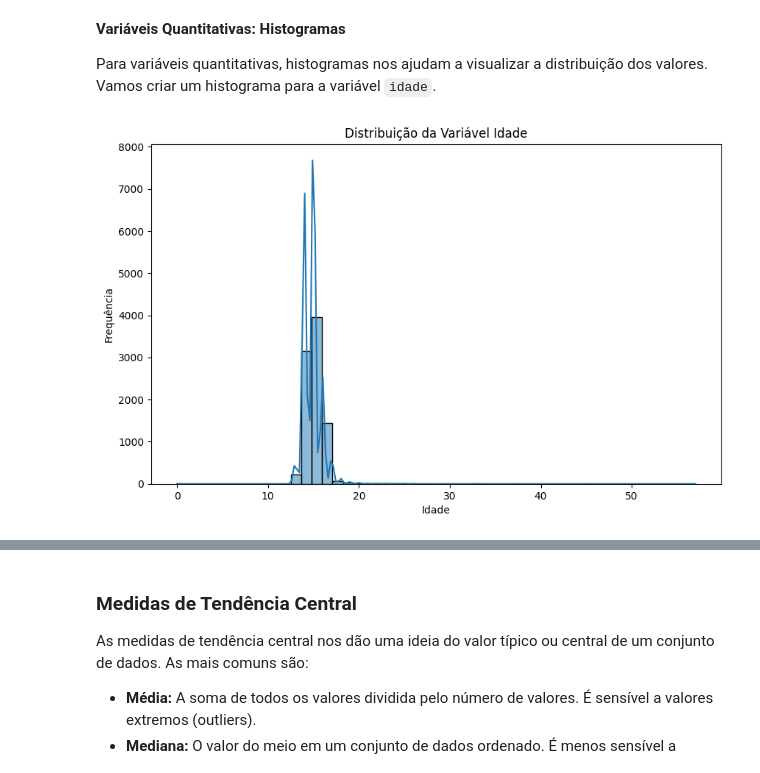
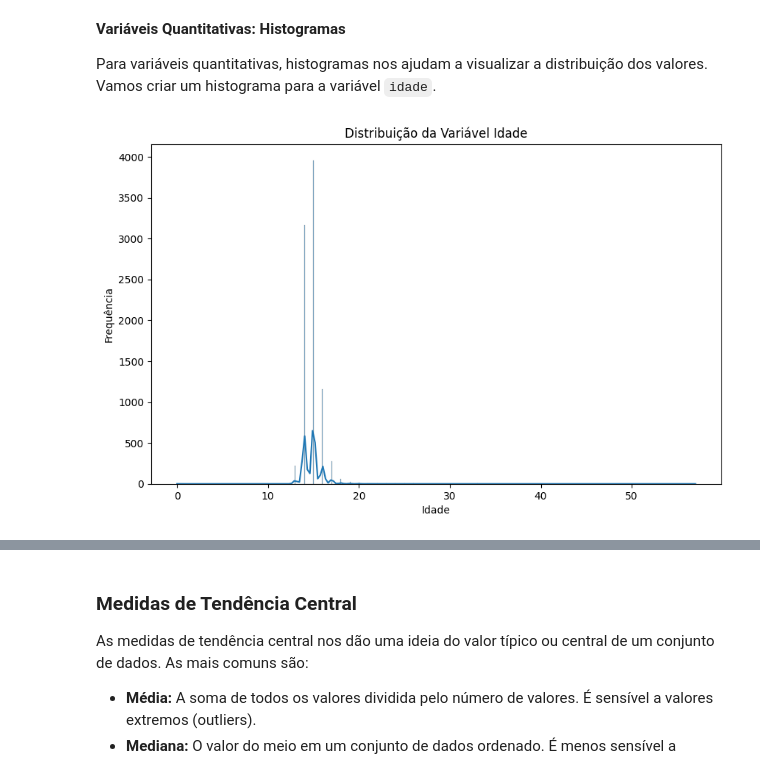
Before and after one commit to tmedeirosb/tsi-ad-2025, a Jupyter notebook: MODULO_03.ipynb, the cells around one changed output, grey strips where cells are left out. Saved outputs shown, nothing was run; the diff lists cells and outputs as text; code cells hidden in the pictures.

Commit message:
atualizacao do histogram

```diff
--- a/MODULO_03.ipynb
+++ b/MODULO_03.ipynb
@@ -124,10 +124,10 @@ plt.show()
 Para variáveis quantitativas, histogramas nos ajudam a visualizar a distribuição dos valores. Vamos criar um histograma para a variável `idade`.
 # %%
 plt.figure(figsize=(10, 6))
-sns.histplot(data=df, x='idade', kde=True, bins=50)
+sns.histplot(data=df, x='idade', kde=True)
 plt.title('Distribuição da Variável Idade')
 plt.xlabel('Idade')
 plt.ylabel('Frequência')
 plt.show()
 # %% [output]
-[figure, old version]
+[figure, new version]
```
Also changed, not shown: parts of 3 cells of this notebook.
